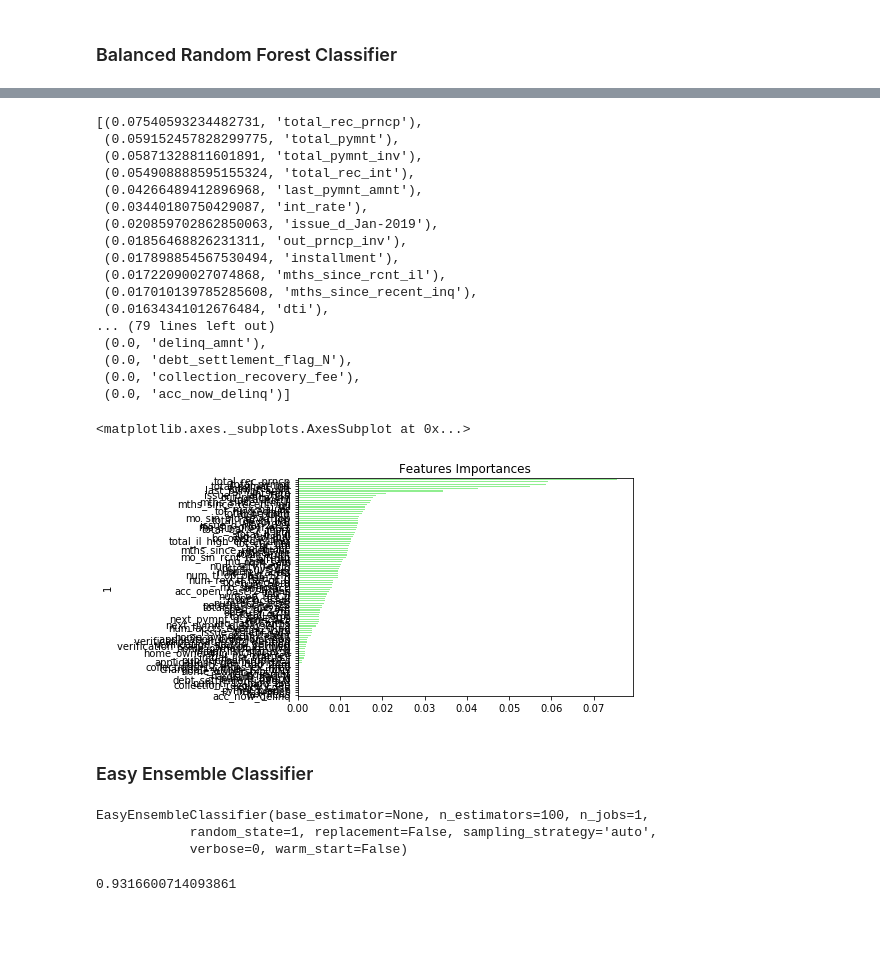
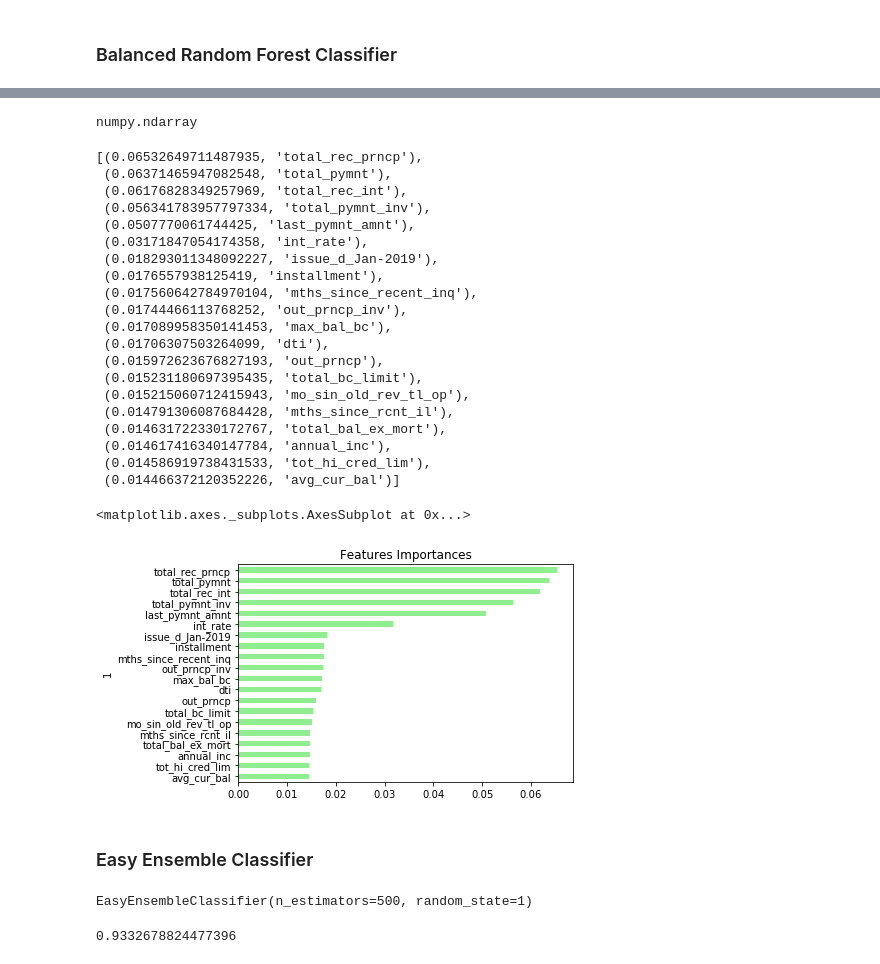
Before and after one commit to alveraboquet/fintech.homework, a Jupyter notebook: unit_11_classification/credit_risk_ensemble.ipynb, the cells around one changed output, grey strips where cells are left out. Drawn from its saved outputs; the diff is of its cells as text; code cells hidden in the pictures; blank space fills up the shorter version.

```diff
--- a/unit_11_classification/credit_risk_ensemble.ipynb
+++ b/unit_11_classification/credit_risk_ensemble.ipynb
@@ -161,4 +150,7 @@ brf = BalancedRandomForestClassifier(random_state=1)
+# %%
+# Resample the training data with the BalancedRandomForestClassifier
+brf = BalancedRandomForestClassifier(n_estimators=500, random_state=1)
 # %%
 # Fit training data
-brf.fit(X_train, y_train)
+brf.fit(X_train_scaled, y_train)
 # %% [output]
@@ -194,44 +182,51 @@ avg / total       0.99      0.87      0.68      0.92      0.77      0.61     172
 # %%
 # Random Forests in sklearn will automatically calculate feature importance
 importances = brf.feature_importances_
+type(importances)
+# %% [output]
+numpy.ndarray
 # %%
 # List the features sorted in descending order by feature importance
-sorted(zip(brf.feature_importances_, X.columns), reverse=True)
+sorted(zip(brf.feature_importances_, X.columns), reverse=True)[:20]
 # %% [output]
-[(0.07540593234482731, 'total_rec_prncp'),
- (0.059152457828299775, 'total_pymnt'),
- (0.05871328811601891, 'total_pymnt_inv'),
- (0.054908888595155324, 'total_rec_int'),
- (0.04266489412896968, 'last_pymnt_amnt'),
- (0.03440180750429087, 'int_rate'),
- (0.020859702862850063, 'issue_d_Jan-2019'),
- (0.01856468826231311, 'out_prncp_inv'),
- (0.017898854567530494, 'installment'),
- (0.01722090027074868, 'mths_since_rcnt_il'),
- (0.017010139785285608, 'mths_since_recent_inq'),
- (0.01634341012676484, 'dti'),
-... (79 lines left out)
- (0.0, 'delinq_amnt'),
- (0.0, 'debt_settlement_flag_N'),
- (0.0, 'collection_recovery_fee'),
- (0.0, 'acc_now_delinq')]
+[(0.06532649711487935, 'total_rec_prncp'),
+ (0.06371465947082548, 'total_pymnt'),
+ (0.06176828349257969, 'total_rec_int'),
+ (0.056341783957797334, 'total_pymnt_inv'),
+ (0.0507770061744425, 'last_pymnt_amnt'),
+ (0.03171847054174358, 'int_rate'),
+ (0.018293011348092227, 'issue_d_Jan-2019'),
+ (0.0176557938125419, 'installment'),
+ (0.017560642784970104, 'mths_since_recent_inq'),
+ (0.01744466113768252, 'out_prncp_inv'),
+ (0.017089958350141453, 'max_bal_bc'),
+ (0.01706307503264099, 'dti'),
+ (0.015972623676827193, 'out_prncp'),
+ (0.015231180697395435, 'total_bc_limit'),
+ (0.015215060712415943, 'mo_sin_old_rev_tl_op'),
+ (0.014791306087684428, 'mths_since_rcnt_il'),
+ (0.014631722330172767, 'total_bal_ex_mort'),
+ (0.014617416340147784, 'annual_inc'),
+ (0.014586919738431533, 'tot_hi_cred_lim'),
+ (0.014466372120352226, 'avg_cur_bal')]
 # %%
 # Visualize the features by importance
-importances_df = pd.DataFrame(sorted(zip(brf.feature_importances_, X.columns), reverse=True))
+importances_df = pd.DataFrame(sorted(zip(brf.feature_importances_, X.columns), reverse=True)).iloc[:20,:]
 importances_df.set_index(importances_df[1], inplace=True)
 importances_df.drop(columns=1, inplace=True)
 importances_df.rename(columns={0: 'Feature Importances'}, inplace=True)
 importances_sorted = importances_df.sort_values(by='Feature Importances')
 importances_sorted.plot(kind='barh', color='lightgreen', title= 'Features Importances', legend=False)
 # %% [output]
 <matplotlib.axes._subplots.AxesSubplot at 0x...>
-[figure, old version]
+[figure, new version]
 # %% [markdown]
 ### Easy Ensemble Classifier
 # %%
 # Train the EasyEnsembleClassifier
-# YOUR CODE HERE
+eec = EasyEnsembleClassifier(n_estimators=500, random_state=1)
-# %% [output]
-EasyEnsembleClassifier(base_estimator=None, n_estimators=100, n_jobs=1,
-            random_state=1, replacement=False, sampling_strategy='auto',
-            verbose=0, warm_start=False)
+# %%
+# Fit training data
+eec.fit(X_train_scaled, y_train)
+# %% [output]
+EasyEnsembleClassifier(n_estimators=500, random_state=1)
@@ -238,7 +236,7 @@ EasyEnsembleClassifier(base_estimator=None, n_estimators=100, n_jobs=1,
 # %%
 # Calculated the balanced accuracy score
-# YOUR CODE HERE
+balanced_accuracy_score(y_test, y_pred)
 # %% [output]
-0.9316600714093861
+0.9332678824477396
 # %%
 # Display the confusion matrix
```
Also changed, not shown: parts of 10 cells of this notebook, 1 other file.
